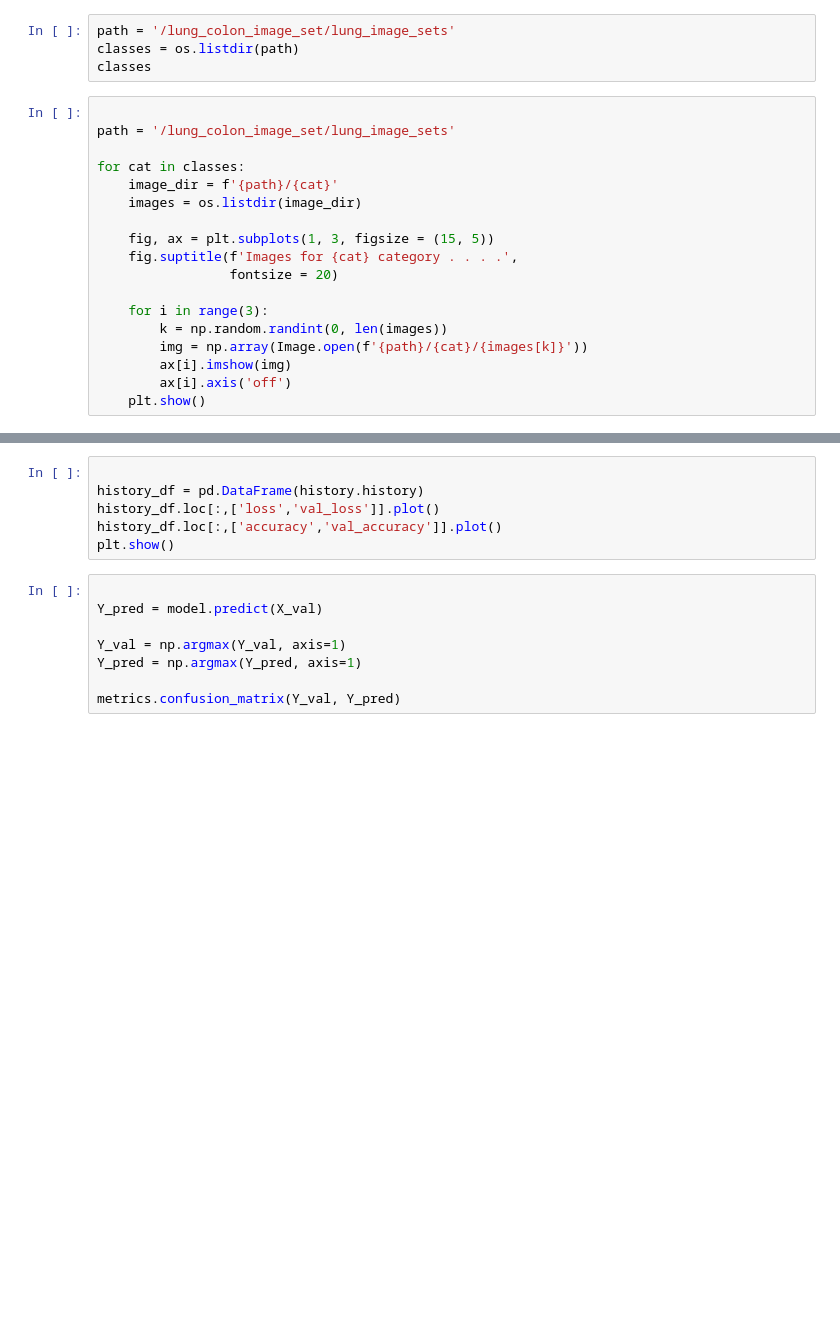
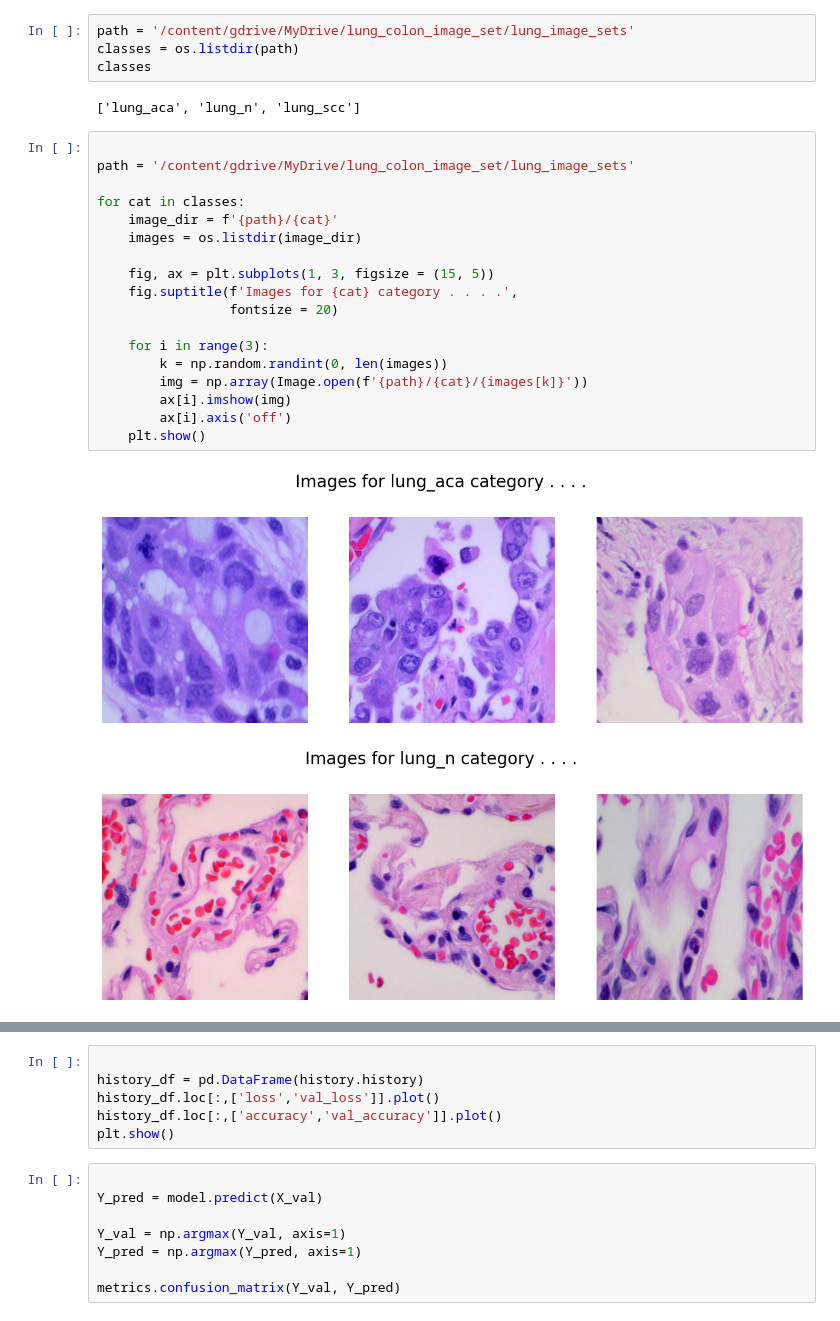
Before and after one commit to wpowell31/Disease-prediction-python, a Jupyter notebook: LungCancerTransferLearning.ipynb, the cells around one changed output, grey strips where cells are left out. Drawn from its saved outputs; the diff is of its cells as text; blank space fills up the shorter version.

```diff
--- a/LungCancerTransferLearning.ipynb
+++ b/LungCancerTransferLearning.ipynb
@@ -33,22 +59,27 @@ with ZipFile(data_path,'r') as zip:
 # %%
-path = '/lung_colon_image_set/lung_image_sets'
+path = '/content/gdrive/MyDrive/lung_colon_image_set/lung_image_sets'
 classes = os.listdir(path)
 classes
+# %% [output]
+['lung_aca', 'lung_n', 'lung_scc']
 # %%
 
-path = '/lung_colon_image_set/lung_image_sets'
+path = '/content/gdrive/MyDrive/lung_colon_image_set/lung_image_sets'
 
 for cat in classes:
     image_dir = f'{path}/{cat}'
     images = os.listdir(image_dir)
 
     fig, ax = plt.subplots(1, 3, figsize = (15, 5))
     fig.suptitle(f'Images for {cat} category . . . .',
                  fontsize = 20)
 
     for i in range(3):
         k = np.random.randint(0, len(images))
         img = np.array(Image.open(f'{path}/{cat}/{images[k]}'))
         ax[i].imshow(img)
         ax[i].axis('off')
     plt.show()
+# %% [output]
+[figure, added]
+[figure, added]
```
Also changed, not shown: parts of 7 cells of this notebook.
